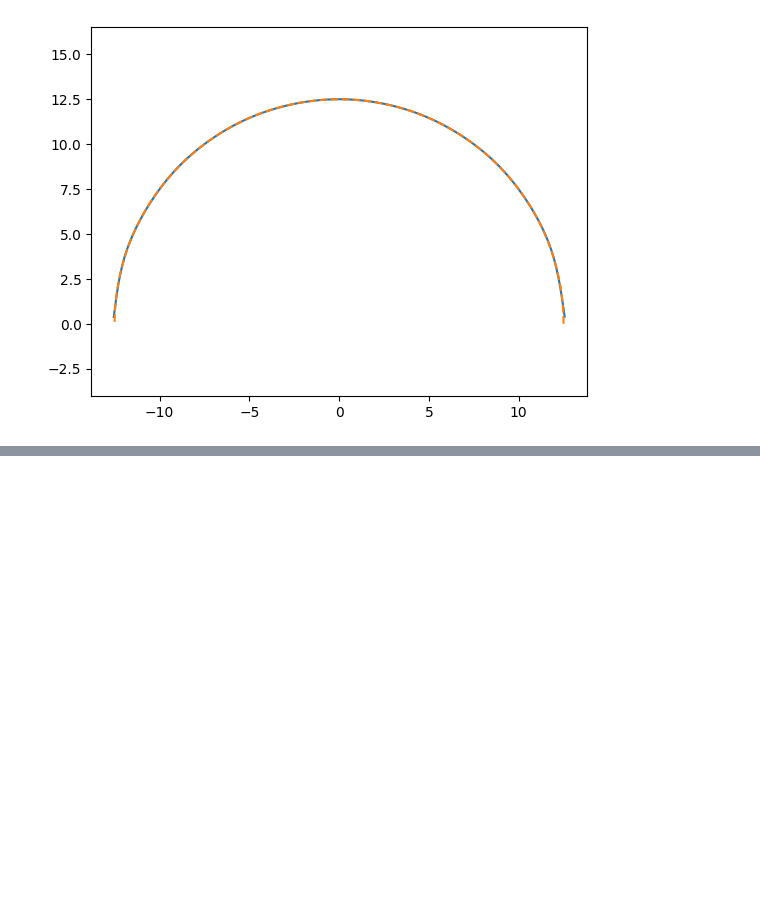
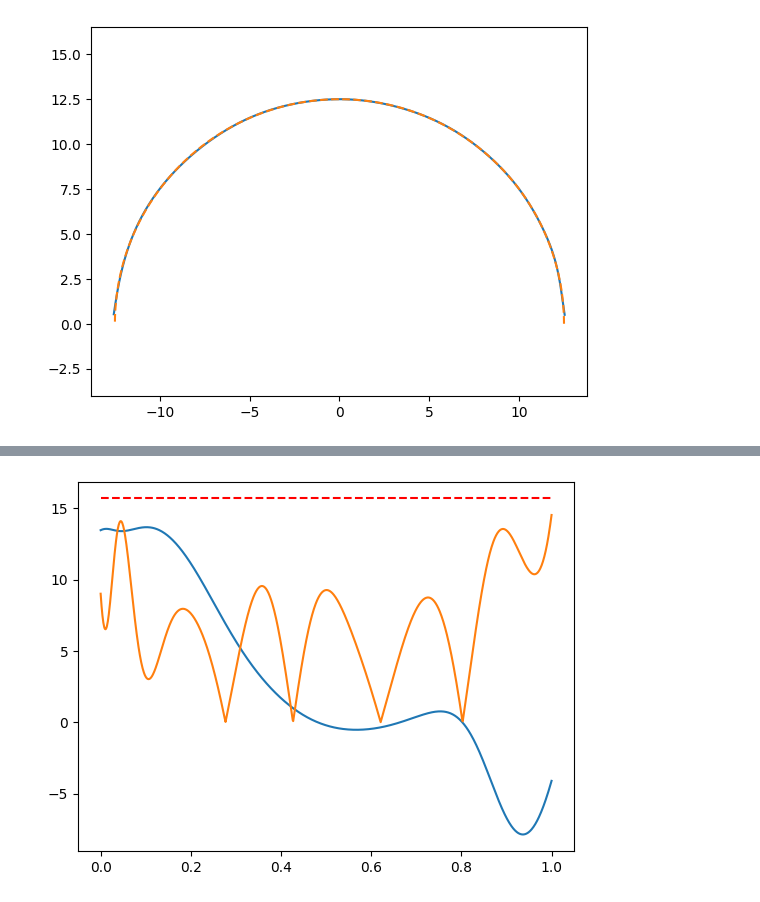
Before and after one commit to il1yasvie1/racing-line-optimization, a Jupyter notebook: test.ipynb, the cells around one changed output, grey strips where cells are left out. Saved outputs shown, nothing was run; the diff lists cells and outputs as text; code cells hidden in the pictures; blank space fills up the shorter version.

```diff
--- a/test.ipynb
+++ b/test.ipynb
@@ -132,0 +157,7 @@ x, y, v = u_nn(s)[:, 0], u_nn(s)[:, 1], u_nn(s)[:, 2]
+# %%
+with torch.no_grad():
+    plt.plot(s, aT)
+    plt.plot(s, aN)
+    plt.plot(s, mu*g*np.ones_like(s),'--r')
+# %% [output]
+[figure, added]
```
Also changed, not shown: parts of 17 cells of this notebook.
